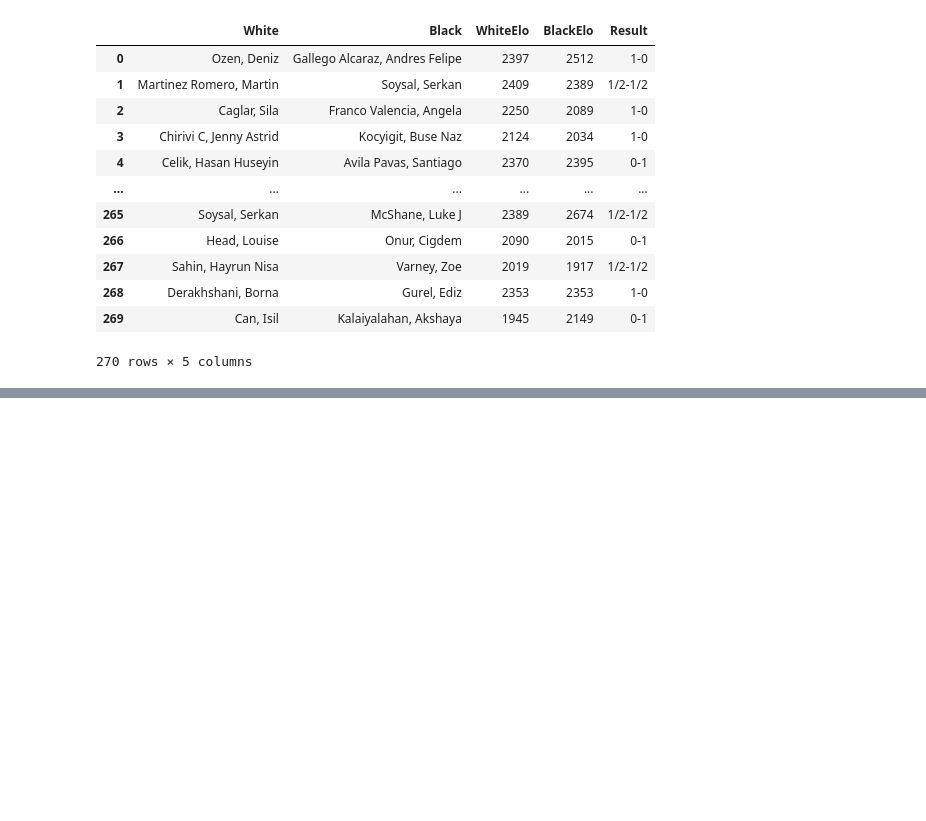
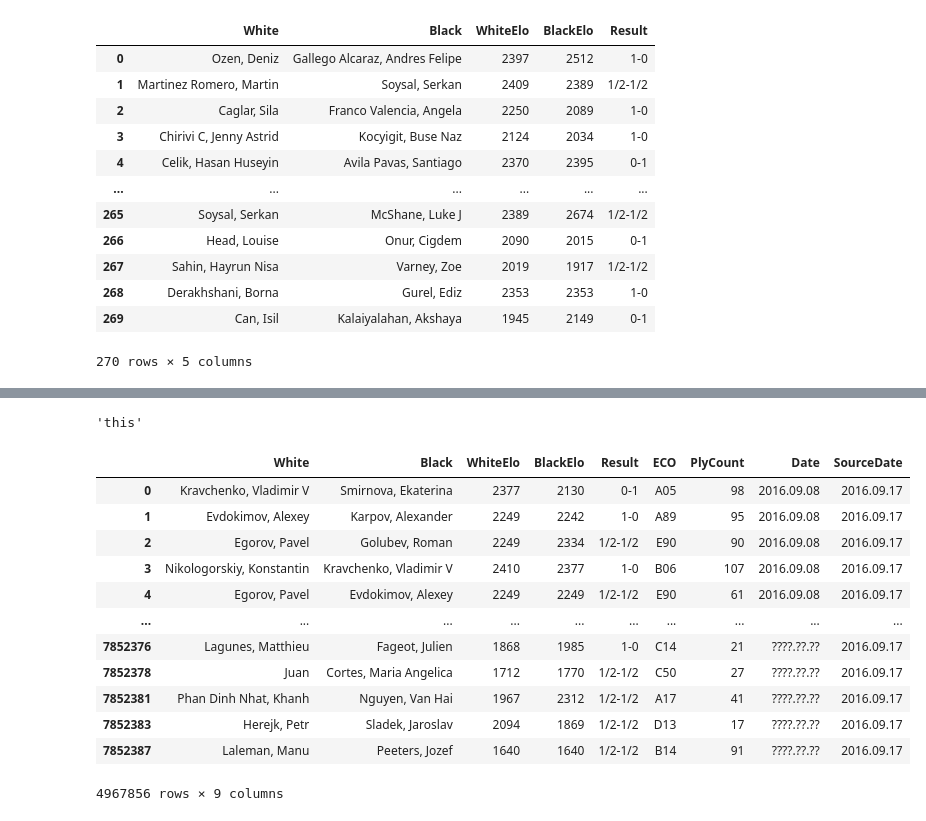
Before and after one commit to nahuelalmeira/chess, a Jupyter notebook: notebooks/notebook.ipynb, the cells around one changed output, grey strips where cells are left out. Cells and saved outputs as stored; diff of their text form; code cells hidden in the pictures; blank space fills up the shorter version.

```diff
--- a/notebooks/notebook.ipynb
+++ b/notebooks/notebook.ipynb
@@ -93 +121,3 @@ Result           0
 dtype: int64
+# %%
+df = df.dropna(subset=["White", "Black", "BlackElo", "WhiteElo"])
@@ -93,0 +157,21 @@ dtype: int64
+# %%
+from pathlib import Path
+Path("foo/bar/this.py").stem
+# %% [output]
+'this'
+# %%
+df
+# %% [output]
+|  | White | Black | WhiteElo | BlackElo | Result | ECO | PlyCount | Date | SourceDate |
+| 0 | Kravchenko, Vladimir V | Smirnova, Ekaterina | 2377 | 2130 | 0-1 | A05 | 98 | 2016.09.08 | 2016.09.17 |
+| 1 | Evdokimov, Alexey | Karpov, Alexander | 2249 | 2242 | 1-0 | A89 | 95 | 2016.09.08 | 2016.09.17 |
+| 2 | Egorov, Pavel | Golubev, Roman | 2249 | 2334 | 1/2-1/2 | E90 | 90 | 2016.09.08 | 2016.09.17 |
+| 3 | Nikologorskiy, Konstantin | Kravchenko, Vladimir V | 2410 | 2377 | 1-0 | B06 | 107 | 2016.09.08 | 2016.09.17 |
+| 4 | Egorov, Pavel | Evdokimov, Alexey | 2249 | 2249 | 1/2-1/2 | E90 | 61 | 2016.09.08 | 2016.09.17 |
+| ... | ... | ... | ... | ... | ... | ... | ... | ... | ... |
+| 7852376 | Lagunes, Matthieu | Fageot, Julien | 1868 | 1985 | 1-0 | C14 | 21 | ????.??.?? | 2016.09.17 |
+| 7852378 | Juan | Cortes, Maria Angelica | 1712 | 1770 | 1/2-1/2 | C50 | 27 | ????.??.?? | 2016.09.17 |
+| 7852381 | Phan Dinh Nhat, Khanh | Nguyen, Van Hai | 1967 | 2312 | 1/2-1/2 | A17 | 41 | ????.??.?? | 2016.09.17 |
+| 7852383 | Herejk, Petr | Sladek, Jaroslav | 2094 | 1869 | 1/2-1/2 | D13 | 17 | ????.??.?? | 2016.09.17 |
+| 7852387 | Laleman, Manu | Peeters, Jozef | 1640 | 1640 | 1/2-1/2 | B14 | 91 | ????.??.?? | 2016.09.17 |
+4967856 rows × 9 columns
```
Also changed, not shown: parts of 11 cells of this notebook, 1 other file.
